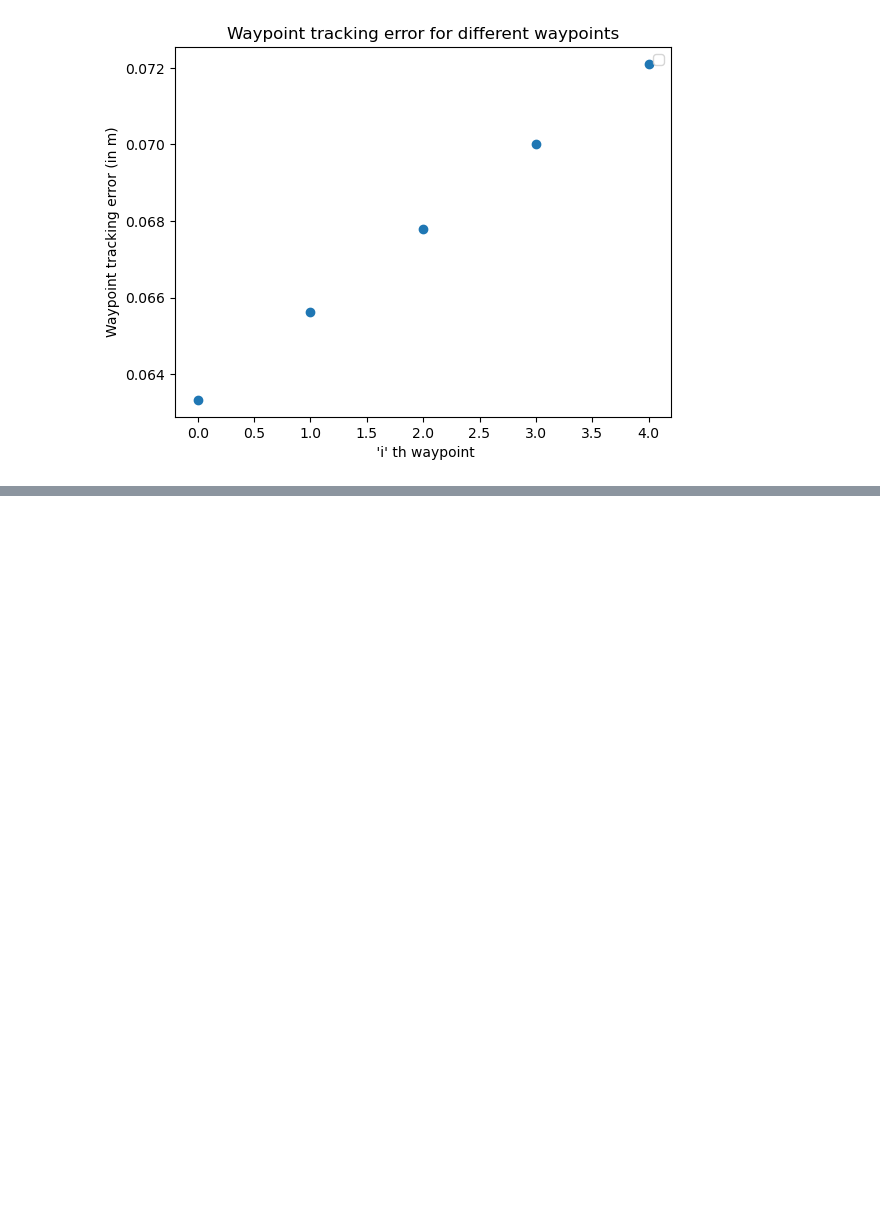
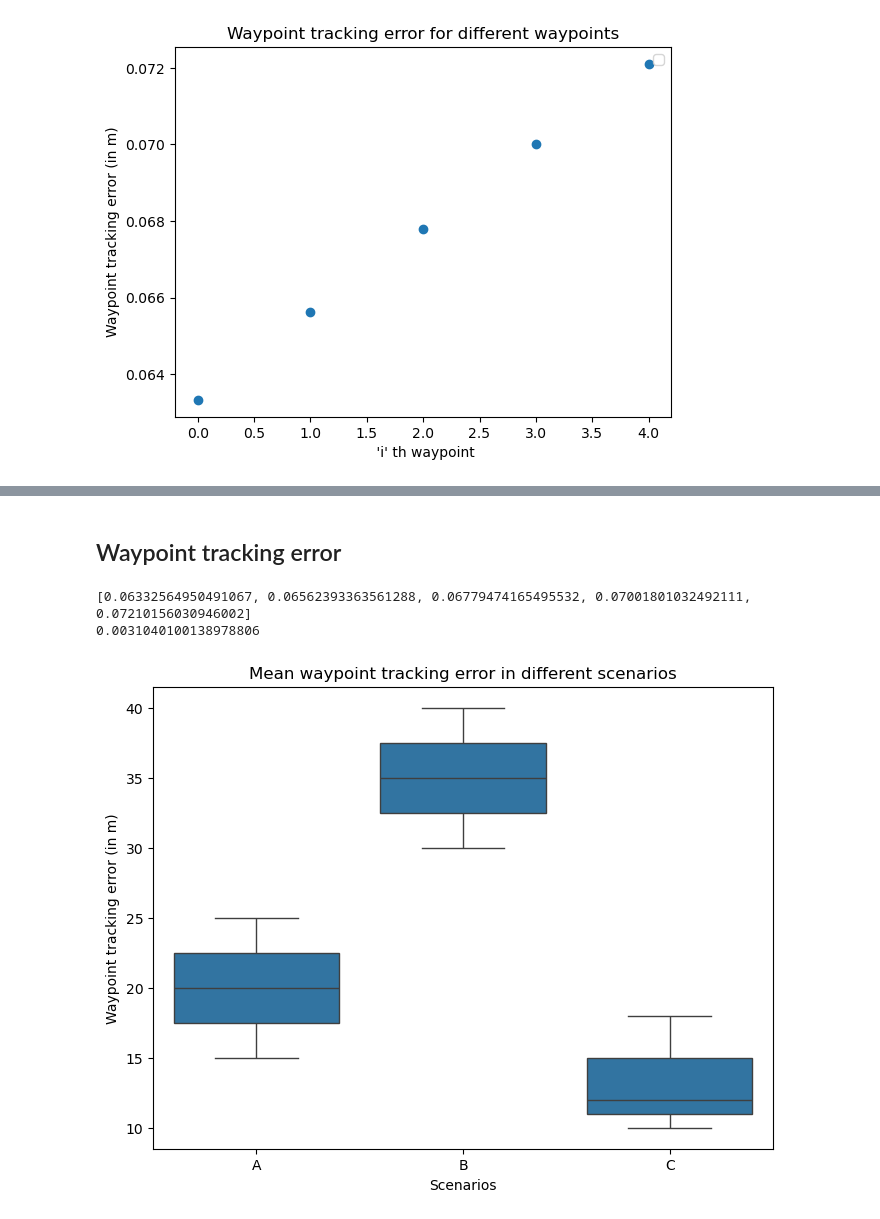
Before and after one commit to AntreasK24/RO47005-Project, a Jupyter notebook: drone_ws/src/Logs_eval/post_process_logs.ipynb, the cells around one changed output, grey strips where cells are left out. Cells and saved outputs as stored; diff of their text form; code cells hidden in the pictures; blank space fills up the shorter version.

```diff
--- a/drone_ws/src/Logs_eval/post_process_logs.ipynb
+++ b/drone_ws/src/Logs_eval/post_process_logs.ipynb
@@ -164,0 +333,37 @@ plot_waypoint_tracking_error(waypoints_trac_error)
+# %% [markdown]
+## Waypoint tracking error
+# %%
+# trial1 =
+# trial2 =
+# mean_waypoint_error_scenario = mean([train1, train2])
+
+waypoints_trac_error_list = data['endpoint_tracking_error'] # mean_waypoint_error_scenario
+print(waypoints_trac_error_list)
+
+std_waypoints_trac_error = np.std(waypoints_trac_error_list)
+print(std_waypoints_trac_error) # standard deviation of waypoint tracking error for a scenario across different trials
+# %% [output]
+[0.06332564950491067, 0.06562393363561288, 0.06779474165495532, 0.07001801032492111, 0.07210156030946002]
+0.0031040100138978806
+# %%
+waypoints_trac_error_group = {
+    'scenarios': ['A', 'A', 'A', 'B', 'B', 'B', 'C', 'C', 'C'],
+    'waypoints_trac_error': [15, 20, 25, 30, 35, 40, 10, 12, 18]
+}
+
+# Create a DataFrame
+df = pd.DataFrame(waypoints_trac_error_group)
+
+# Create the box plot (quartile plot)
+plt.figure(figsize=(8, 6))
+sns.boxplot(x='scenarios', y='waypoints_trac_error', data=df)
+
+# Add labels and title
+plt.title('Mean waypoint tracking error in different scenarios')
+plt.xlabel('Scenarios')
+plt.ylabel('Waypoint tracking error (in m)')
+
+# Show the plot
+plt.show()
+# %% [output]
+[figure, added]
```
Also changed, not shown: parts of 22 cells of this notebook, 1 other file.
